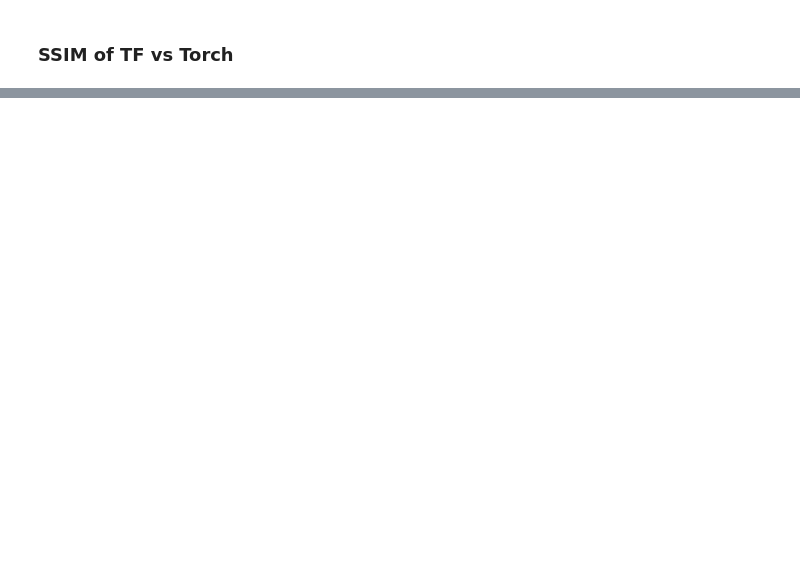
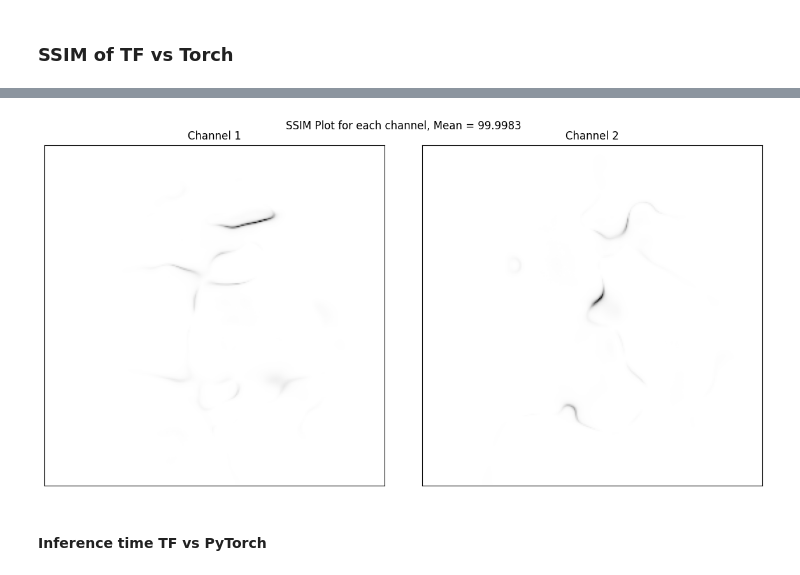
Before and after one commit to matt-kh/synthmorph-torch, a Jupyter notebook: tf2torch.ipynb, the cells around one changed output, grey strips where cells are left out. Drawn from its saved outputs; the diff is of its cells as text; code cells hidden in the pictures; blank space fills up the shorter version.

Commit message:
Fix custom model definition, add visualization for SSIM

```diff
--- a/tf2torch.ipynb
+++ b/tf2torch.ipynb
@@ -190,5 +188,13 @@ fixed = tf_conform(images[ind[199]])
+# %%
+# Load TF layers by indexing
+custom_keras_layers = keras_vxmdense.layers[:]
+custom_keras_model= Model(
+    inputs=keras_vxmdense.inputs,
+    outputs=custom_keras_layers[-2].output    # output from chosen layer
+)
 # %%
-# Test layers and modules one by one
+# Load Torch layers by specifying each module
+# Note: SpatialTransformer is not compatible with nn.Sequential, hence separated
 unet_torch = torch_vxmdense.unet_model
 flow_torch = torch_vxmdense.flow
 vecint_torch = torch_vxmdense.integrate
@@ -199,6 +205,5 @@ custom_torch_model = nn.Sequential(
     flow_torch,
     vecint_torch,
     rescale_torch,
-    spatial_torch,
 )
 custom_torch_model = custom_torch_model.eval().cuda()
@@ -229,24 +212,23 @@ keras_source = keras_source.transpose(0, 3, 1, 2)
 # %%
 # SSIM is not 100% but good enough
-# If you are doing SSIM on flow, do it one axis at a time
-keras_compare = keras_source
-torch_output = torch_vxmdense(torch_moving, torch_fixed)['y_source']    # y_source refers to registered image
+keras_output = custom_keras_model.predict((moving, fixed))
+keras_output = keras_output.transpose(0, 3, 1, 2).squeeze(0)
+
+torch_input = torch.cat([torch_moving, torch_fixed], dim=1)
+torch_output = custom_torch_model(torch_input)
+# torch_output = spatial_torch([torch_moving, torch_output]) # uncomment only when comparing moved image (i.e. whole model)
 torch_output = torch_output.cpu().detach().numpy()
-torch_output = torch_output.squeeze()
+torch_output = torch_output.squeeze(0)
 
 data_range = torch_output.max() - torch_output.min()
 channel_axis = 0 if torch_output.ndim > 2 else None
 ssim_mean, ssim_full= structural_similarity(
     torch_output,
-    keras_compare.squeeze(),
+    keras_output,
     win_size=11,    # must be odd
     data_range=data_range,
     channel_axis=0,
     multichannel=True,
     full=True,
 )
-plt.imshow(ssim_full, cmap="gray")
-plt.title(f"SSIM Plot, Mean = {ssim_mean*100:.4f}")
-plt.colorbar()
-plt.show()
 # %% [output]
@@ -253,0 +236,19 @@ plt.show()
+# %%
+# Plot each axis of resulting SSIM
+num_plots = ssim_full.shape[0]
+plot_scale = 6
+fig, axs = plt.subplots(1, num_plots, figsize=(plot_scale*num_plots, plot_scale), squeeze=False)   # subplots in  one row
+fig.suptitle(f"SSIM Plot for each channel, Mean = {ssim_mean*100:.4f}")
+for i in range(num_plots):
+    ax = axs[0, i]
+    im = ax.imshow(ssim_full[i], cmap='gray')
+    ax.set_title(f'Channel {i+1}')
+    ax.get_xaxis().set_visible(False)
+    ax.get_yaxis().set_visible(False)
+
+plt.tight_layout()
+plt.show()
+# %% [output]
+[figure, added]
+# %% [markdown]
+#### Inference time TF vs PyTorch
```
Also changed, not shown: parts of 19 cells of this notebook.
